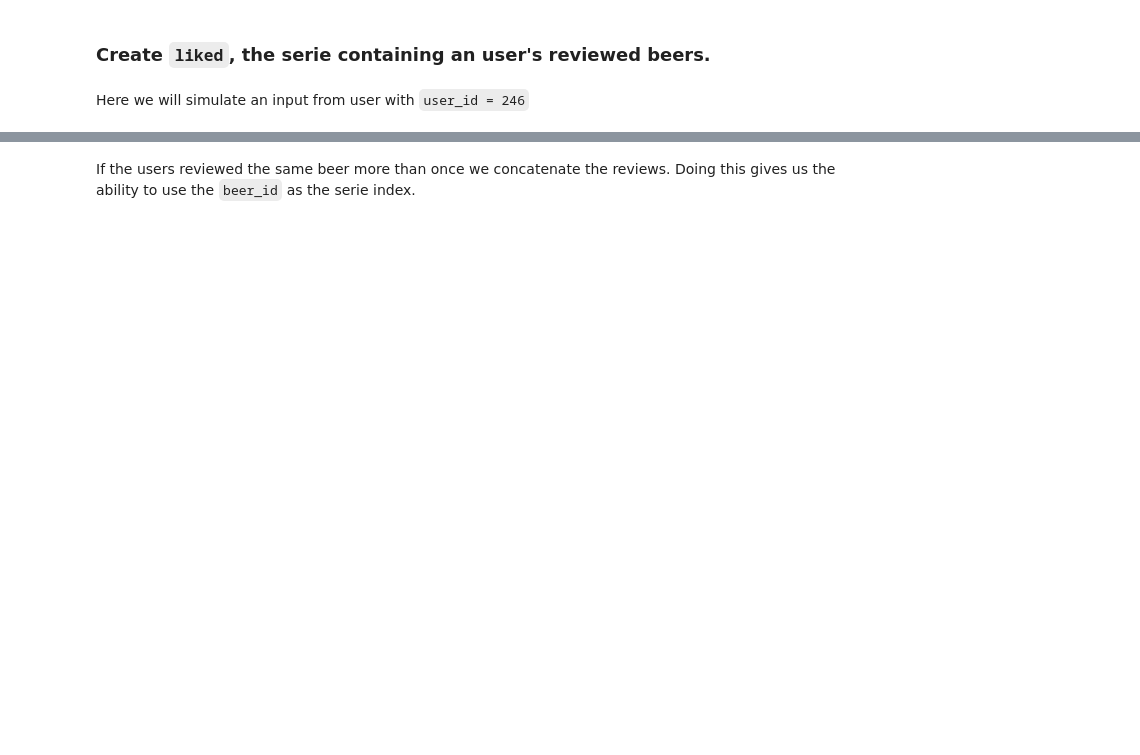
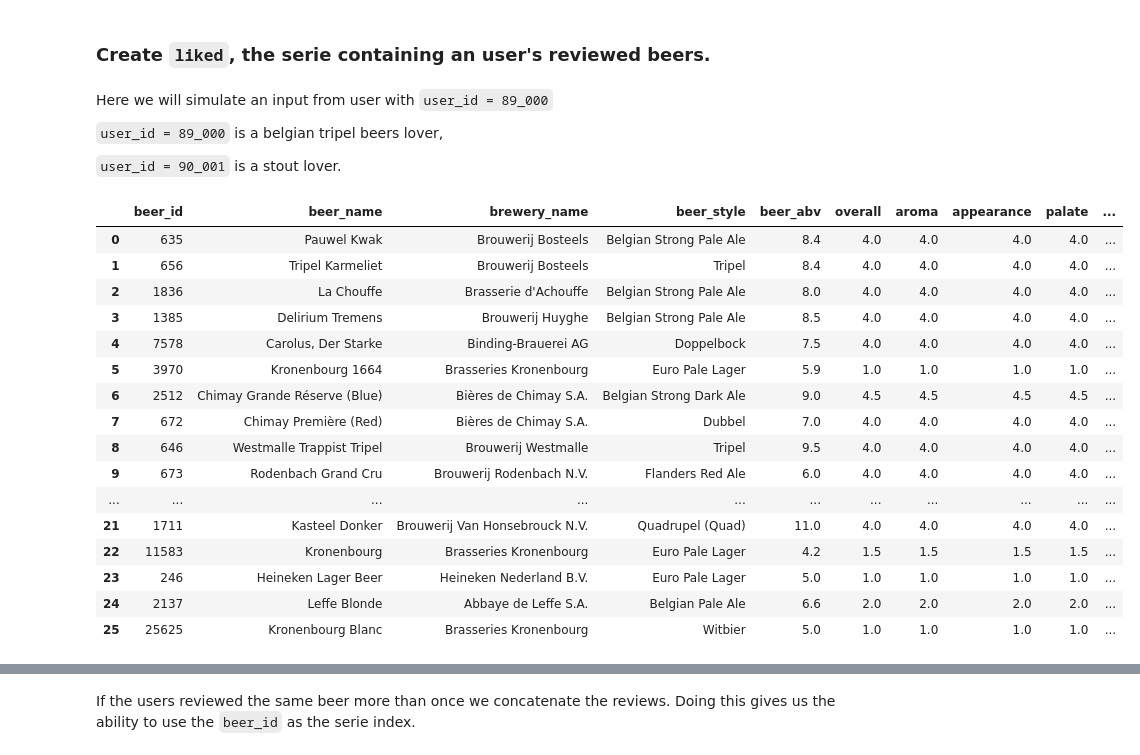
Before and after one commit to TomsHL/beerly, a Jupyter notebook: shared_notebooks/content_filtering.ipynb, the cells around one changed output, grey strips where cells are left out. Drawn from its saved outputs; the diff is of its cells as text; code cells hidden in the pictures; blank space fills up the shorter version.

```diff
--- a/shared_notebooks/content_filtering.ipynb
+++ b/shared_notebooks/content_filtering.ipynb
@@ -3,6 +5,9 @@
 # %%
 import pandas as pd
 from sklearn.metrics.pairwise import cosine_similarity
-from sklearn.feature_extraction.text import CountVectorizer
+from sklearn.feature_extraction.text import CountVectorizer,ENGLISH_STOP_WORDS
+from pathlib import Path
+common_dir = Path().resolve().parent
+data_path = common_dir / 'raw_data'
 # %% [markdown]
 ## Preprocessing
@@ -14,0 +19,4 @@ kag.dropna(inplace = True)
+# %%
+dataset = pd.read_csv(data_path / 'dataset_cleaned.csv')
+dataset_reviews = pd.read_csv(data_path / 'dataset_agg2.csv')
+menu_ocr = pd.read_csv(data_path / 'from_ocr.csv')
@@ -14,0 +39,2 @@ kag.dropna(inplace = True)
+# %%
+dataset.dropna(subset=['review_text'],inplace = True)
@@ -15,6 +62,30 @@ kag.dropna(inplace = True)
 # %% [markdown]
 ### Create `liked`, the serie containing an user's reviewed beers.
 # %% [markdown]
-Here we will simulate an input from user with `user_id = 246`
+Here we will simulate an input from user with `user_id = 89_000`
+
+`user_id = 89_000` is a belgian tripel beers lover,
+
+`user_id = 90_001` is a stout lover.
 # %%
-rated = kag[kag.user_id == 246]
+rated = dataset[dataset.user_id == 89_000].copy()
+# %%
+rated
+# %% [output]
+|  | beer_id | beer_name | brewery_name | beer_style | beer_abv | overall | aroma | appearance | palate | ... |
+| 0 | 635 | Pauwel Kwak | Brouwerij Bosteels | Belgian Strong Pale Ale | 8.4 | 4.0 | 4.0 | 4.0 | 4.0 | ... |
+| 1 | 656 | Tripel Karmeliet | Brouwerij Bosteels | Tripel | 8.4 | 4.0 | 4.0 | 4.0 | 4.0 | ... |
+| 2 | 1836 | La Chouffe | Brasserie d'Achouffe | Belgian Strong Pale Ale | 8.0 | 4.0 | 4.0 | 4.0 | 4.0 | ... |
+| 3 | 1385 | Delirium Tremens | Brouwerij Huyghe | Belgian Strong Pale Ale | 8.5 | 4.0 | 4.0 | 4.0 | 4.0 | ... |
+| 4 | 7578 | Carolus, Der Starke | Binding-Brauerei AG | Doppelbock | 7.5 | 4.0 | 4.0 | 4.0 | 4.0 | ... |
+| 5 | 3970 | Kronenbourg 1664 | Brasseries Kronenbourg | Euro Pale Lager | 5.9 | 1.0 | 1.0 | 1.0 | 1.0 | ... |
+| 6 | 2512 | Chimay Grande Réserve (Blue) | Bières de Chimay S.A. | Belgian Strong Dark Ale | 9.0 | 4.5 | 4.5 | 4.5 | 4.5 | ... |
+| 7 | 672 | Chimay Première (Red) | Bières de Chimay S.A. | Dubbel | 7.0 | 4.0 | 4.0 | 4.0 | 4.0 | ... |
+| 8 | 646 | Westmalle Trappist Tripel | Brouwerij Westmalle | Tripel | 9.5 | 4.0 | 4.0 | 4.0 | 4.0 | ... |
+| 9 | 673 | Rodenbach Grand Cru | Brouwerij Rodenbach N.V. | Flanders Red Ale | 6.0 | 4.0 | 4.0 | 4.0 | 4.0 | ... |
+| ... | ... | ... | ... | ... | ... | ... | ... | ... | ... | ... |
+| 21 | 1711 | Kasteel Donker | Brouwerij Van Honsebrouck N.V. | Quadrupel (Quad) | 11.0 | 4.0 | 4.0 | 4.0 | 4.0 | ... |
+| 22 | 11583 | Kronenbourg | Brasseries Kronenbourg | Euro Pale Lager | 4.2 | 1.5 | 1.5 | 1.5 | 1.5 | ... |
+| 23 | 246 | Heineken Lager Beer | Heineken Nederland B.V. | Euro Pale Lager | 5.0 | 1.0 | 1.0 | 1.0 | 1.0 | ... |
+| 24 | 2137 | Leffe Blonde | Abbaye de Leffe S.A. | Belgian Pale Ale | 6.6 | 2.0 | 2.0 | 2.0 | 2.0 | ... |
+| 25 | 25625 | Kronenbourg Blanc | Brasseries Kronenbourg | Witbier | 5.0 | 1.0 | 1.0 | 1.0 | 1.0 | ... |
```
Also changed, not shown: parts of 29 cells of this notebook.
